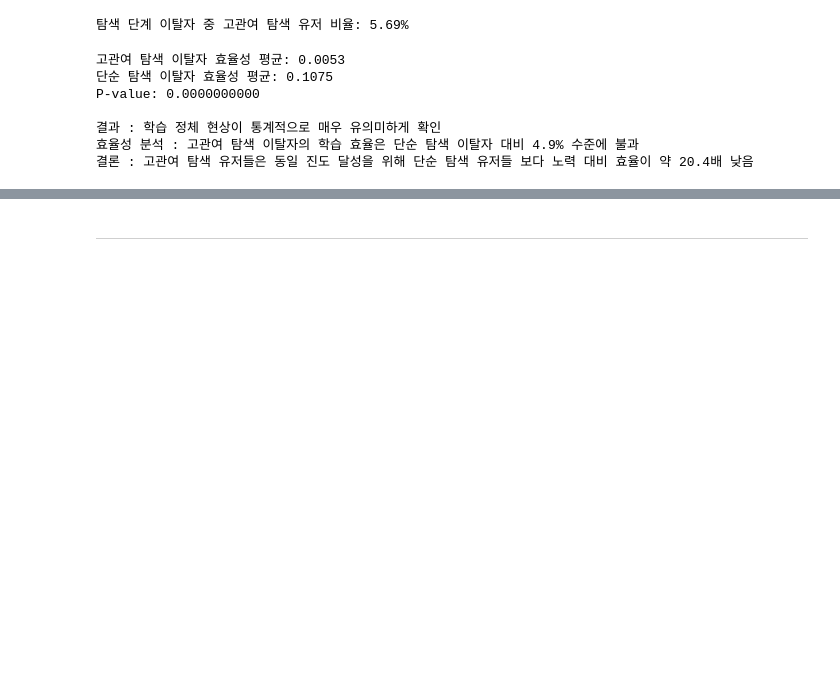
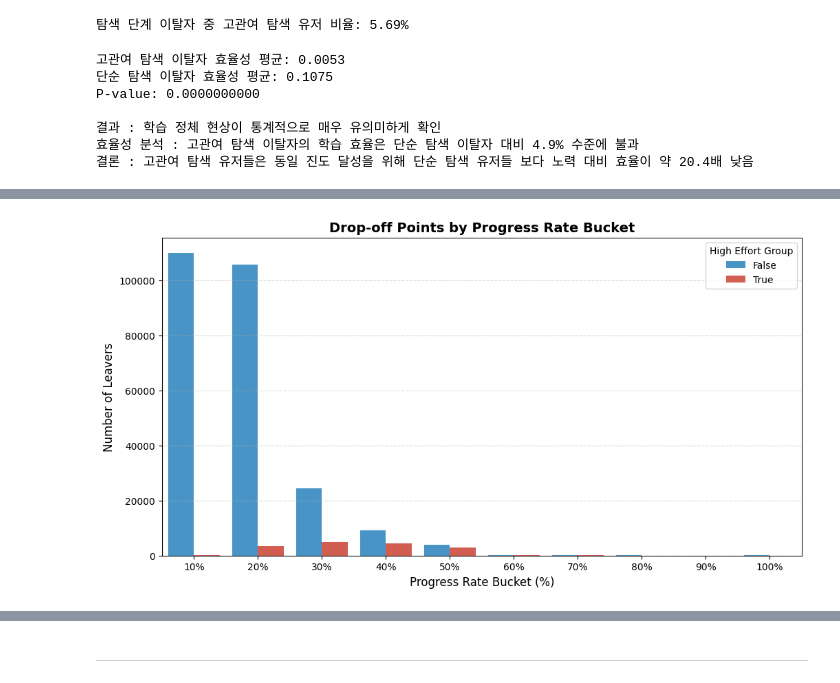
Before and after one commit to Ojirokim/data-analysis-practical-project, a Jupyter notebook: 김규리/eda.ipynb, the cells around one changed output, grey strips where cells are left out. Saved outputs shown, nothing was run; the diff lists cells and outputs as text; code cells hidden in the pictures; blank space fills up the shorter version.

```diff
--- a/김규리/eda.ipynb
+++ b/김규리/eda.ipynb
@@ -986,0 +1098,19 @@ P-value: 0.0000000000
+# %%
+import matplotlib.pyplot as plt
+import seaborn as sns
+
+# 상대적 진도율 구간 생성
+plot_df['progress_bin'] = pd.cut(plot_df['progress_rate'], bins=range(0, 110, 10), labels=[f'{i}%' for i in range(10, 110, 10)])
+
+# 이탈 지점 분포 시각화
+plt.figure(figsize=(12, 6))
+sns.countplot(x='progress_bin', hue='is_high_effort_leaver', data=plot_df, palette={True: '#e74c3c', False: '#3498db'})
+
+plt.title('Drop-off Points by Progress Rate Bucket', fontsize=14, fontweight='bold')
+plt.xlabel('Progress Rate Bucket (%)', fontsize=12)
+plt.ylabel('Number of Leavers', fontsize=12)
+plt.legend(title='High Effort Group')
+plt.grid(axis='y', linestyle='--', alpha=0.5)
+plt.show()
+# %% [output]
+[figure, added]
```
Also changed, not shown: parts of 51 cells of this notebook.
